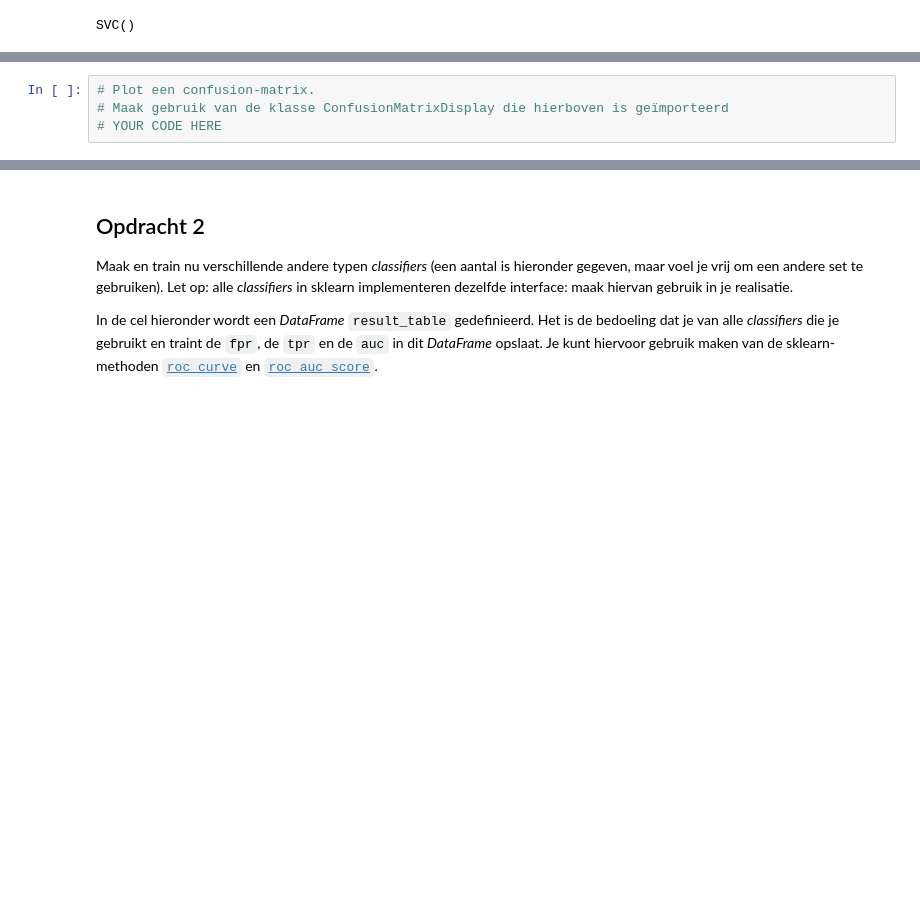
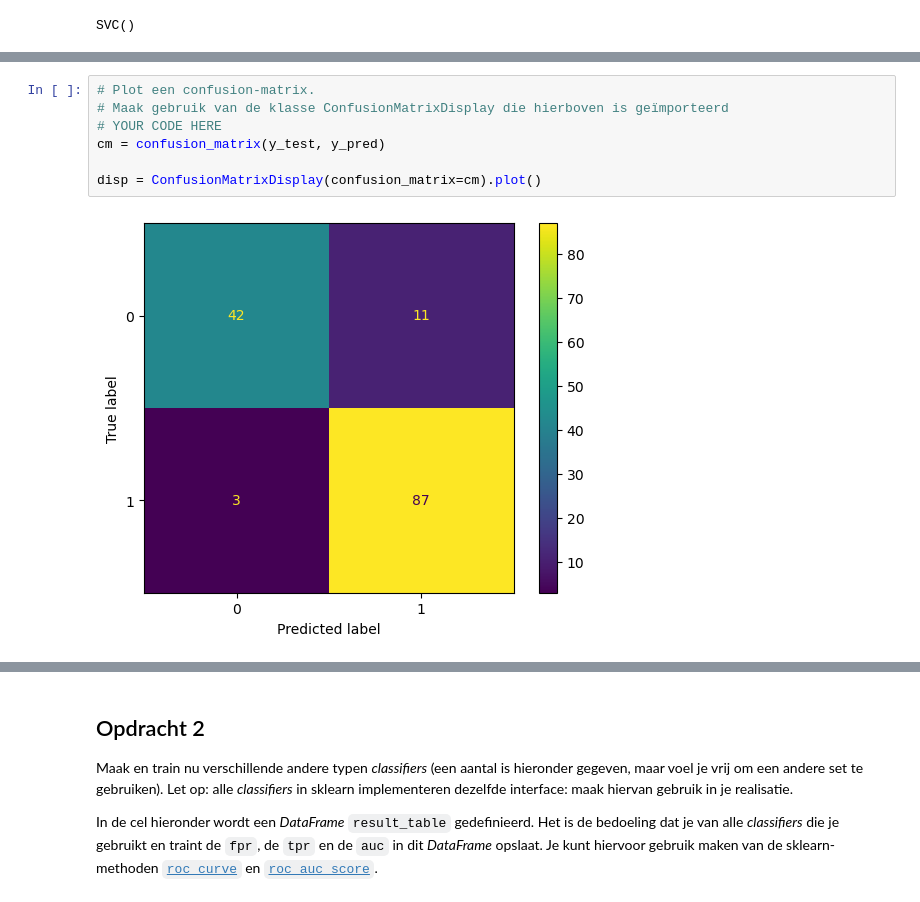
Before and after one commit to leonbos1/Machine-Learning, a Jupyter notebook: docs/files/Opdracht model-evaluatie.ipynb, the cells around one changed output, grey strips where cells are left out. Drawn from its saved outputs; the diff is of its cells as text; blank space fills up the shorter version.

```diff
--- a/docs/files/Opdracht model-evaluatie.ipynb
+++ b/docs/files/Opdracht model-evaluatie.ipynb
@@ -109,7 +85,12 @@ weighted avg       0.93      0.93      0.93       143
 # %%
 # Plot een confusion-matrix.
 # Maak gebruik van de klasse ConfusionMatrixDisplay die hierboven is geïmporteerd
 # YOUR CODE HERE
+cm = confusion_matrix(y_test, y_pred)
+
+disp = ConfusionMatrixDisplay(confusion_matrix=cm).plot()
+# %% [output]
+[figure, added]
 # %%
 # Plot een ROC-curve.
 # Maak gebruik van de klasse RocCurveDisplay die hierboven is geïmporteerd
```
Also changed, not shown: parts of 6 cells of this notebook.
